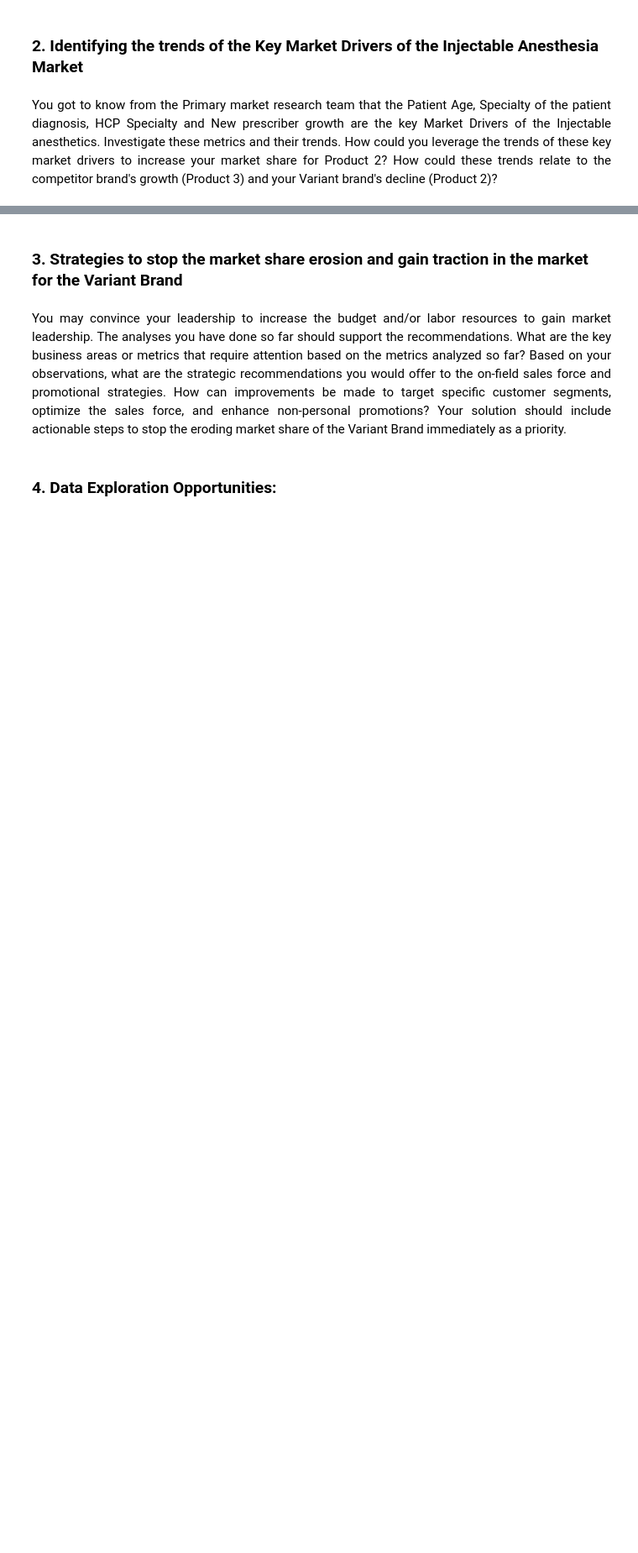
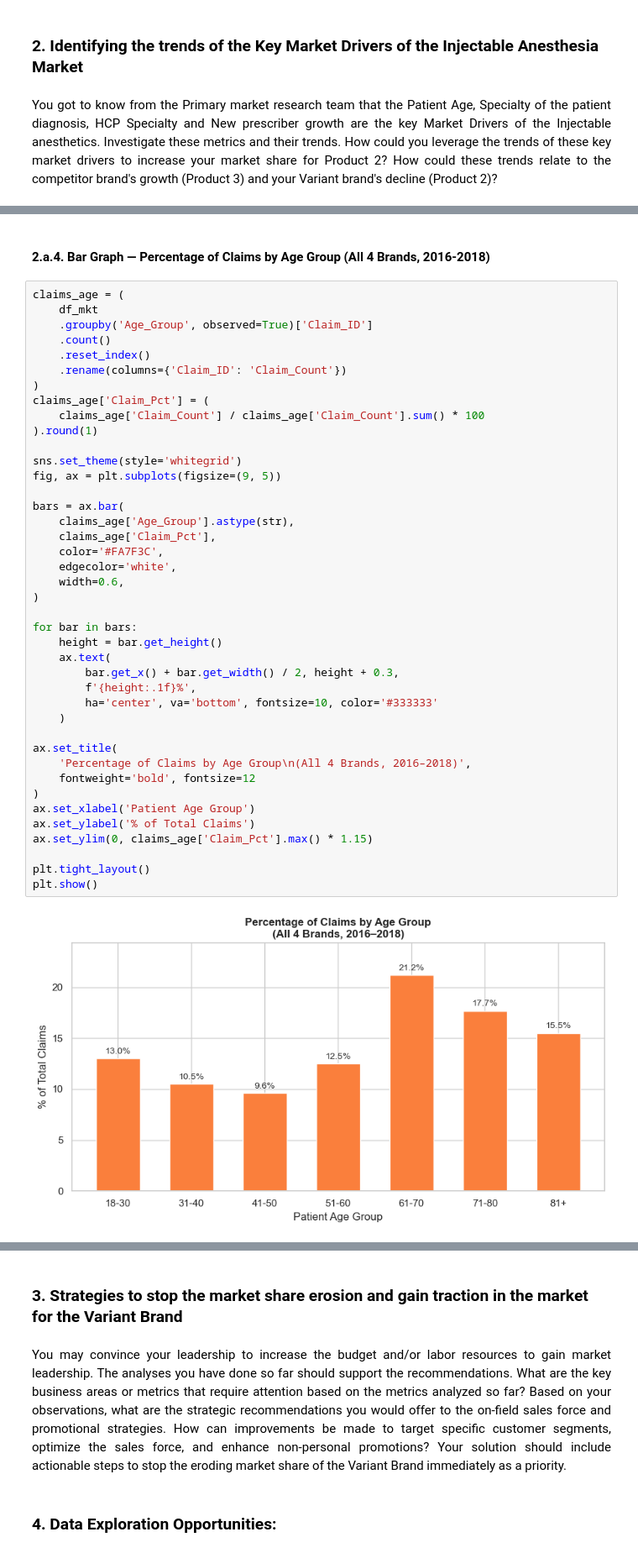
Before and after one commit to aakarsh31/BIA810-Healthcare_Anesthesia-Market-Analysis, a Jupyter notebook: BIA810_final.ipynb, the cells around one changed output, grey strips where cells are left out. Shown at 84% size. Saved outputs shown, nothing was run; the diff lists cells and outputs as text; blank space fills up the shorter version.

```diff
--- a/BIA810_final.ipynb
+++ b/BIA810_final.ipynb
@@ -1434,0 +1640,45 @@ You got to know from the Primary market research team that the Patient Age, Spec
+# %% [markdown]
+#### 2.a.4. Bar Graph — Percentage of Claims by Age Group (All 4 Brands, 2016-2018)
+# %%
+claims_age = (
+    df_mkt
+    .groupby('Age_Group', observed=True)['Claim_ID']
+    .count()
+    .reset_index()
+    .rename(columns={'Claim_ID': 'Claim_Count'})
+)
+claims_age['Claim_Pct'] = (
+    claims_age['Claim_Count'] / claims_age['Claim_Count'].sum() * 100
+).round(1)
+
+sns.set_theme(style='whitegrid')
+fig, ax = plt.subplots(figsize=(9, 5))
+
+bars = ax.bar(
+    claims_age['Age_Group'].astype(str),
+    claims_age['Claim_Pct'],
+    color='#FA7F3C',
+    edgecolor='white',
+    width=0.6,
+)
+
+for bar in bars:
+    height = bar.get_height()
+    ax.text(
+        bar.get_x() + bar.get_width() / 2, height + 0.3,
+        f'{height:.1f}%',
+        ha='center', va='bottom', fontsize=10, color='#333333'
+    )
+
+ax.set_title(
+    'Percentage of Claims by Age Group\n(All 4 Brands, 2016–2018)',
+    fontweight='bold', fontsize=12
+)
+ax.set_xlabel('Patient Age Group')
+ax.set_ylabel('% of Total Claims')
+ax.set_ylim(0, claims_age['Claim_Pct'].max() * 1.15)
+
+plt.tight_layout()
+plt.show()
+# %% [output]
+[figure, added]
```
Also changed, not shown: parts of 12 cells of this notebook.
